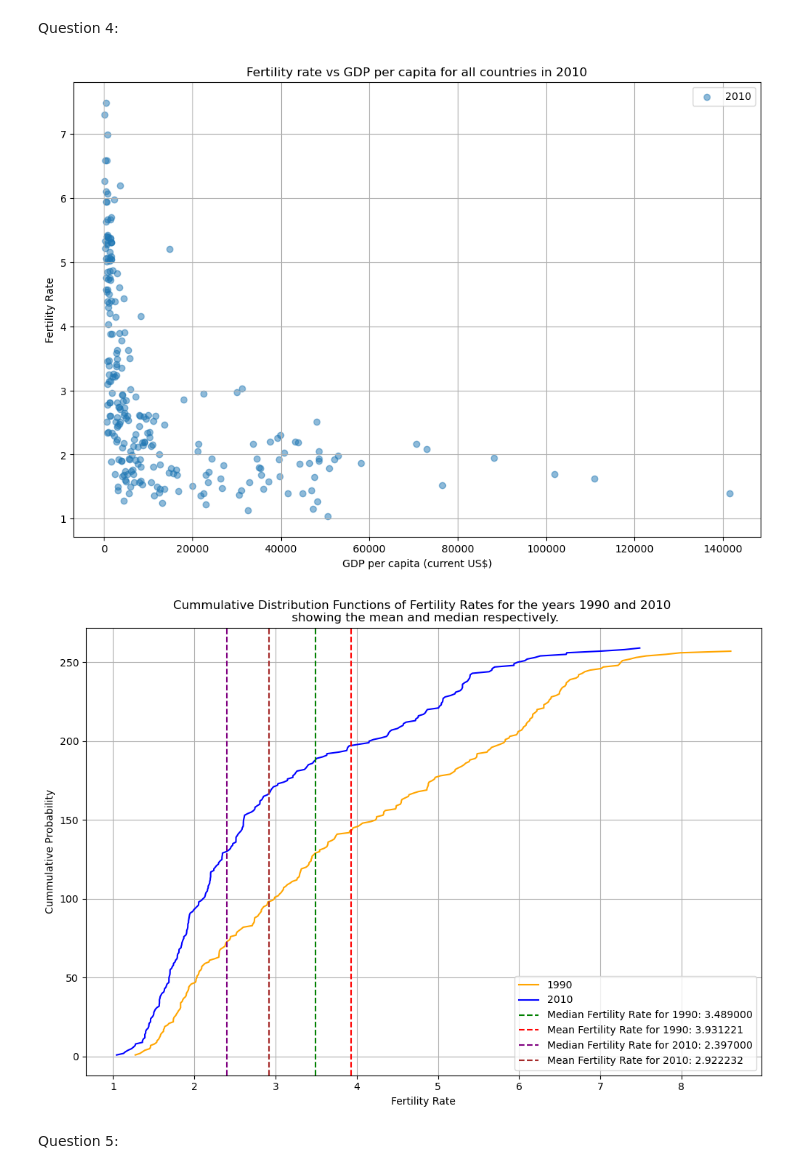
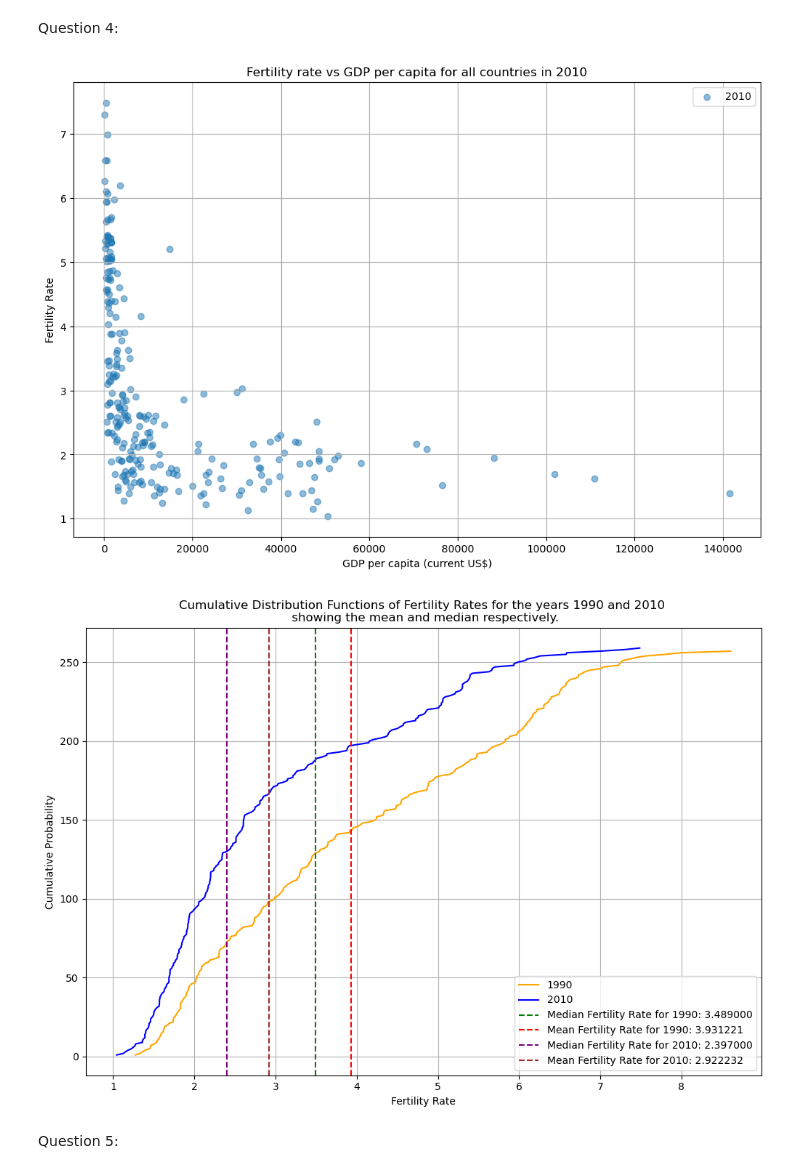
Before and after one commit to ahugari/DIAML, a Jupyter notebook: Assignment 2/miraguha_DIAML_Assignment2.ipynb, the cells around one changed output. Drawn from its saved outputs; the diff is of its cells as text; code cells hidden in the pictures.

```diff
--- a/Assignment 2/miraguha_DIAML_Assignment2.ipynb
+++ b/Assignment 2/miraguha_DIAML_Assignment2.ipynb
@@ -233,30 +247,33 @@ print(tb(school_stats_summary_df, headers='keys', tablefmt='pretty'))
 # %% [markdown]
 Question 4:
 # %%
+# to utilize the read_excel function
 import pandas as pd
+# to utilize the arange function
 import numpy as np
+# to configure and plot graphs
 import matplotlib.pyplot as plt
-
+# save data from file into dataframe
 fertility_rate_df = pd.read_excel('data/fertility_rate.xls', sheet_name='Data', skiprows=3)
 gdp_data_df = pd.read_excel('data/GDP_per_capita.xls', sheet_name='Data', skiprows=3)
+# dropping unnecessary columns
+fertility_rate_df_filtered = fertility_rate_df.drop(columns=['Indicator Name','Country Name', 'Indicator Code'])
+# convert data frame to long format (year as single column)
+fertility_rate_df_melted = fertility_rate_df_filtered.melt(id_vars='Country Code', var_name='Year', value_name='Fertility')
+# dropping unnecessary columns
+gdp_data_df_filtered = gdp_data_df.drop(columns=['Indicator Name', 'Indicator Code', 'Country Name'])
+# convert data frame to long format (year as single column)
+gdp_data_df_melted = gdp_data_df_filtered.melt(id_vars='Country Code', var_name='Year', value_name='GDP')
 
-fertility_rate_df_filtered = fertility_rate_df.drop(columns=['Indicator Name','Country Name', 'Indicator Code'])
-# print(fertility_rate_df_filtered.tail())
-fertility_rate_df_melted = fertility_rate_df_filtered.melt(id_vars='Country Code', var_name='Year', value_name='Fertility')
-# print(fertility_rate_df_melted.tail())
+# merging the two data frames on Year column
+fertility_gdp_df = pd.merge(fertility_rate_df_melted, gdp_data_df_melted, on=['Year', 'Country Code'])
 
-gdp_data_df_filtered = gdp_data_df.drop(columns=['Indicator Name', 'Indicator Code', 'Country Name'])
-# print(gdp_data_df_filtered.tail())
-gdp_data_df_melted = gdp_data_df_filtered.melt(id_vars='Country Code', var_name='Year', value_name='GDP')
-# print(gdp_data_df_melted.tail())
-
-fertility_gdp_df = pd.merge(fertility_rate_df_melted, gdp_data_df_melted, on=['Year', 'Country Code'])
 fertility_gdp_df_converted = fertility_gdp_df
+# converting the date to datetime
 fertility_gdp_df_converted['Year'] = pd.to_datetime(fertility_gdp_df['Year'], format='%Y')
-
+# filtering the data frame to only 2010 records
 fertility_gdp_df_2010 = fertility_gdp_df_converted[fertility_gdp_df_converted['Year'].dt.year==2010]
-# print(fertility_gdp_df_2010.tail())
-
+# configure and plot graph
 plt.figure(figsize=(12,8))
 plt.scatter(fertility_gdp_df_2010['GDP'], fertility_gdp_df_2010['Fertility'], alpha=0.5, label='2010')
 plt.title("Fertility rate vs GDP per capita for all countries in 2010")
@@ -268,47 +285,44 @@ plt.show()
 
 # preparing to calculate CDF for fertility variable for 1990 and 2010, so we drop the GDP column
 fertility_gdp_df= fertility_gdp_df.drop(columns=['GDP'])
-
+# filtering data to 1990 and 2010 data frames
 fgdp_1990  = fertility_gdp_df[(fertility_gdp_df['Year'].dt.year == 1990)]
 fgdp_2010  = fertility_gdp_df[(fertility_gdp_df['Year'].dt.year == 2010)]
-# print(fgdp_1990.tail())
+
 # sorting in ascending order both years data
 fgdp_1990 = fgdp_1990.dropna()
 fgdp_1990 = fgdp_1990.sort_values(by='Fertility')
 fgdp_2010 = fgdp_2010.dropna()
 fgdp_2010 = fgdp_2010.sort_values(by='Fertility')
 
-# get the cummulative distribution
+# get the cummulative probability
 cdf_1990 = np.arange(1, len(fgdp_1990)+1/ len(fgdp_1990))
 cdf_2010 = np.arange(1, len(fgdp_2010)+1/ len(fgdp_2010))
 
-# fgdp_filtered["Cummulative Fertility Rate"] = fgdp_filtered['Fertility'].cumsum()
-
-# print(cdf_1990.head())
-
+# calculating the median and mean for 1990
 median_fertililty_1990 = fgdp_1990['Fertility'].median()
 mean_fertility_1990 = fgdp_1990['Fertility'].mean()
-
+# calculating the median and mean for 2010
 median_fertililty_2010 = fgdp_2010['Fertility'].median()
 mean_fertility_2010 = fgdp_2010['Fertility'].mean()
 
-
+# configure and plot graph
 plt.figure(figsize=(12,8))
 plt.plot(fgdp_1990['Fertility'], cdf_1990, color='orange', label='1990')
 plt.plot(fgdp_2010['Fertility'], cdf_2010, color='blue', label='2010')
 plt.axvline(median_fertililty_1990, color='green', linestyle='--', label=f'Median Fertility Rate for 1990: {median_fertililty_1990:f}')
 plt.axvline(mean_fertility_1990, color='red', linestyle='--', label=f'Mean Fertility Rate for 1990: {mean_fertility_1990:f}')
 plt.axvline(median_fertililty_2010, color='purple', linestyle='--', label=f'Median Fertility Rate for 2010: {median_fertililty_2010:f}')
 plt.axvline(mean_fertility_2010, color='brown', linestyle='--', label=f'Mean Fertility Rate for 2010: {mean_fertility_2010:f}')
-plt.title("Cummulative Distribution Functions of Fertility Rates for the years 1990 and 2010 \n showing the mean and median respectively.")
+plt.title("Cumulative Distribution Functions of Fertility Rates for the years 1990 and 2010 \n showing the mean and median respectively.")
 plt.xlabel('Fertility Rate')
-plt.ylabel('Cummulative Probability')
+plt.ylabel('Cumulative Probability')
 plt.legend()
 plt.grid()
 plt.show()
 # %% [output]
 [figure]
-[figure, old version]
+[figure, new version]
 # %% [markdown]
 Question 5:
 # %%
```
Also changed, not shown: parts of 3 cells of this notebook, 2 other files.
